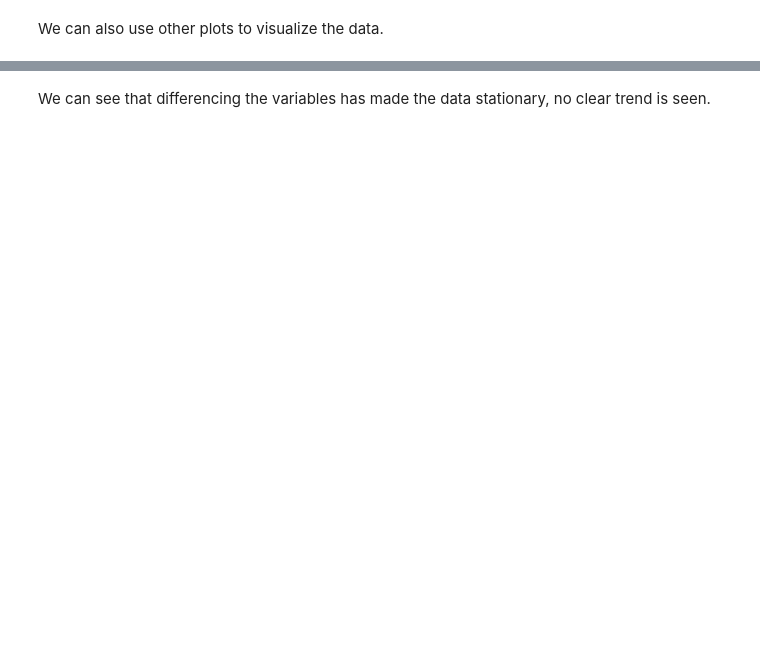
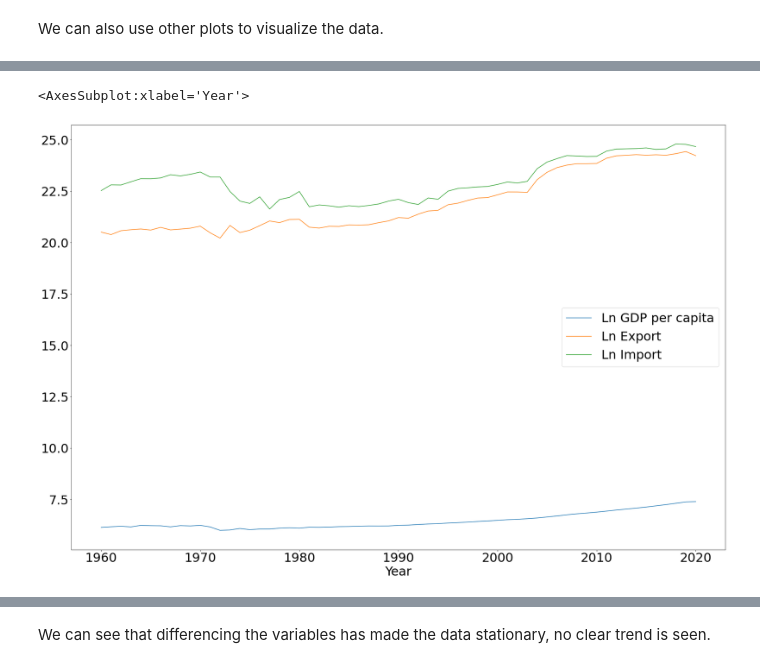
Before and after one commit to ftabassum0614/Projects, a Jupyter notebook: Final Project/Final Paper.ipynb, the cells around one changed output, grey strips where cells are left out. Cells and saved outputs as stored; diff of their text form; code cells hidden in the pictures; blank space fills up the shorter version.

```diff
--- a/Final Project/Final Paper.ipynb
+++ b/Final Project/Final Paper.ipynb
@@ -277,0 +164,3 @@ fig = diff.plot()
+# %%
+logdf = df[['Ln GDP per capita', 'Ln Export', 'Ln Import']]
+logdf
@@ -277,0 +182,6 @@ fig = diff.plot()
+# %%
+fig, ax = plt.subplots(figsize = (30,20))
+logdf.plot(ax = ax)
+# %% [output]
+<AxesSubplot:xlabel='Year'>
+[figure, added]
```
Also changed, not shown: parts of 76 cells of this notebook, 1 other file.
